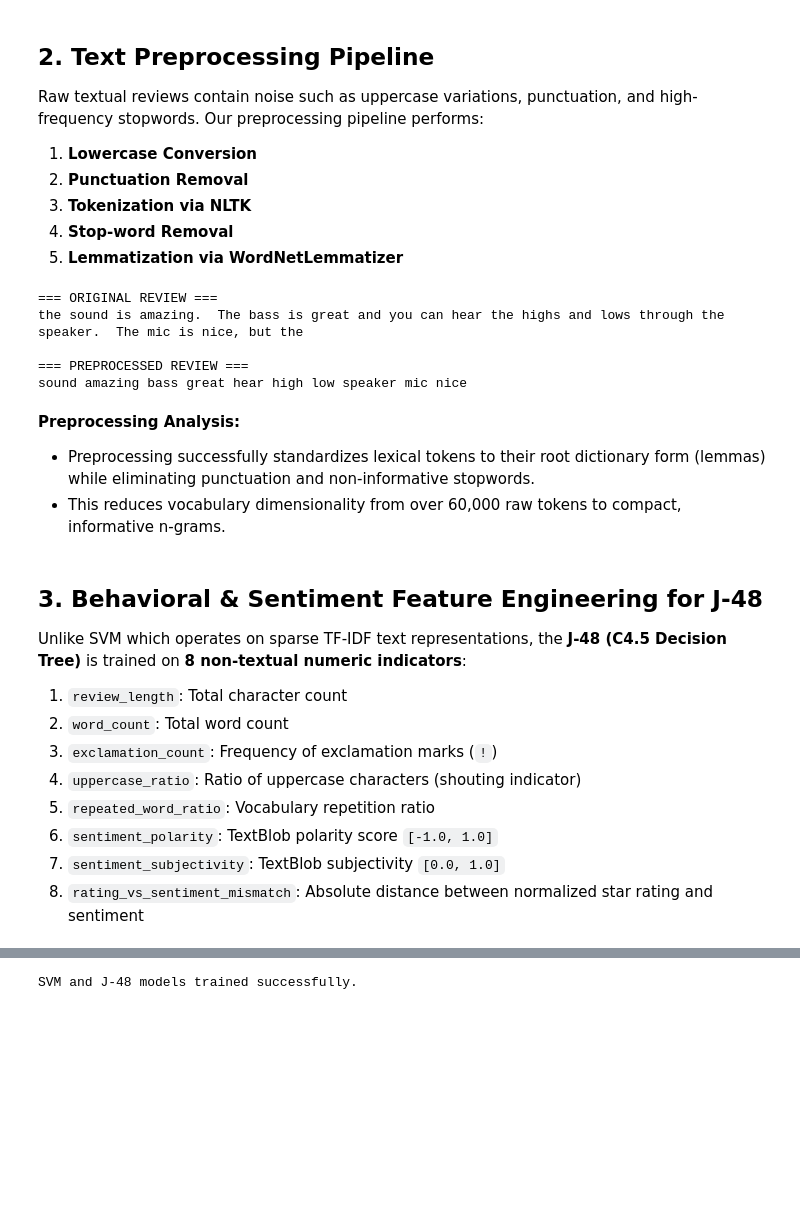
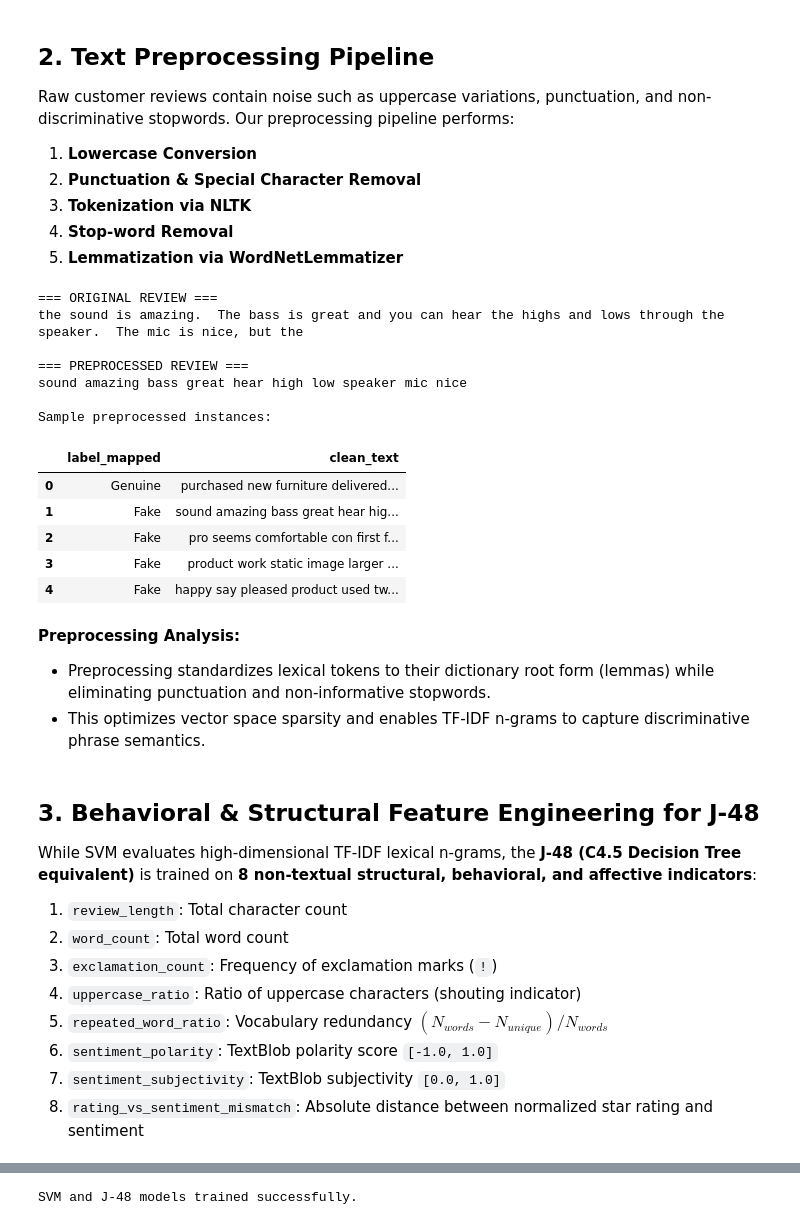
Before and after one commit to bc220406446/graze_smasher, a Jupyter notebook: Notebook/fake_review_detection.ipynb, the cells around one changed output, grey strips where cells are left out. Saved outputs shown, nothing was run; the diff lists cells and outputs as text; code cells hidden in the pictures; blank space fills up the shorter version.

```diff
--- a/Notebook/fake_review_detection.ipynb
+++ b/Notebook/fake_review_detection.ipynb
@@ -55,44 +60,54 @@ dtype: int64
 # %% [markdown]
 ## 2. Text Preprocessing Pipeline
-Raw textual reviews contain noise such as uppercase variations, punctuation, and high-frequency stopwords. Our preprocessing pipeline performs:
+Raw customer reviews contain noise such as uppercase variations, punctuation, and non-discriminative stopwords. Our preprocessing pipeline performs:
 1. **Lowercase Conversion**
-2. **Punctuation Removal**
+2. **Punctuation & Special Character Removal**
 3. **Tokenization via NLTK**
 4. **Stop-word Removal**
 5. **Lemmatization via WordNetLemmatizer**
 # %%
 sys.path.append(os.path.abspath(os.path.join('..', 'ML_Model')))
 from preprocess import preprocess_text
 
 sample_text = df.loc[1, 'text_']
 cleaned_sample = preprocess_text(sample_text)
 
 print('=== ORIGINAL REVIEW ===')
 print(sample_text)
 print('\n=== PREPROCESSED REVIEW ===')
 print(cleaned_sample)
 
 # Apply preprocessing across dataset
 df['clean_text'] = df['text_'].fillna('').apply(preprocess_text)
 df['label_mapped'] = df['label'].map({'CG': 'Fake', 'OR': 'Genuine'})
+print('\nSample preprocessed instances:')
+df[['label_mapped', 'clean_text']].head()
 # %% [output]
 === ORIGINAL REVIEW ===
 the sound is amazing.  The bass is great and you can hear the highs and lows through the speaker.  The mic is nice, but the
 
 === PREPROCESSED REVIEW ===
 sound amazing bass great hear high low speaker mic nice
+
+Sample preprocessed instances:
+|  | label_mapped | clean_text |
+| 0 | Genuine | purchased new furniture delivered... |
+| 1 | Fake | sound amazing bass great hear hig... |
+| 2 | Fake | pro seems comfortable con first f... |
+| 3 | Fake | product work static image larger ... |
+| 4 | Fake | happy say pleased product used tw... |
 # %% [markdown]
 **Preprocessing Analysis:**
-- Preprocessing successfully standardizes lexical tokens to their root dictionary form (lemmas) while eliminating punctuation and non-informative stopwords.
-- This reduces vocabulary dimensionality from over 60,000 raw tokens to compact, informative n-grams.
+- Preprocessing standardizes lexical tokens to their dictionary root form (lemmas) while eliminating punctuation and non-informative stopwords.
+- This optimizes vector space sparsity and enables TF-IDF n-grams to capture discriminative phrase semantics.
 # %% [markdown]
-## 3. Behavioral & Sentiment Feature Engineering for J-48
-Unlike SVM which operates on sparse TF-IDF text representations, the **J-48 (C4.5 Decision Tree)** is trained on **8 non-textual numeric indicators**:
+## 3. Behavioral & Structural Feature Engineering for J-48
+While SVM evaluates high-dimensional TF-IDF lexical n-grams, the **J-48 (C4.5 Decision Tree equivalent)** is trained on **8 non-textual structural, behavioral, and affective indicators**:
 1. `review_length`: Total character count
 2. `word_count`: Total word count
 3. `exclamation_count`: Frequency of exclamation marks (`!`)
 4. `uppercase_ratio`: Ratio of uppercase characters (shouting indicator)
-5. `repeated_word_ratio`: Vocabulary repetition ratio
+5. `repeated_word_ratio`: Vocabulary redundancy $(N_{words} - N_{unique}) / N_{words}$
 6. `sentiment_polarity`: TextBlob polarity score `[-1.0, 1.0]`
 7. `sentiment_subjectivity`: TextBlob subjectivity `[0.0, 1.0]`
 8. `rating_vs_sentiment_mismatch`: Absolute distance between normalized star rating and sentiment
```
Also changed, not shown: parts of 18 cells of this notebook, 20 other files.
